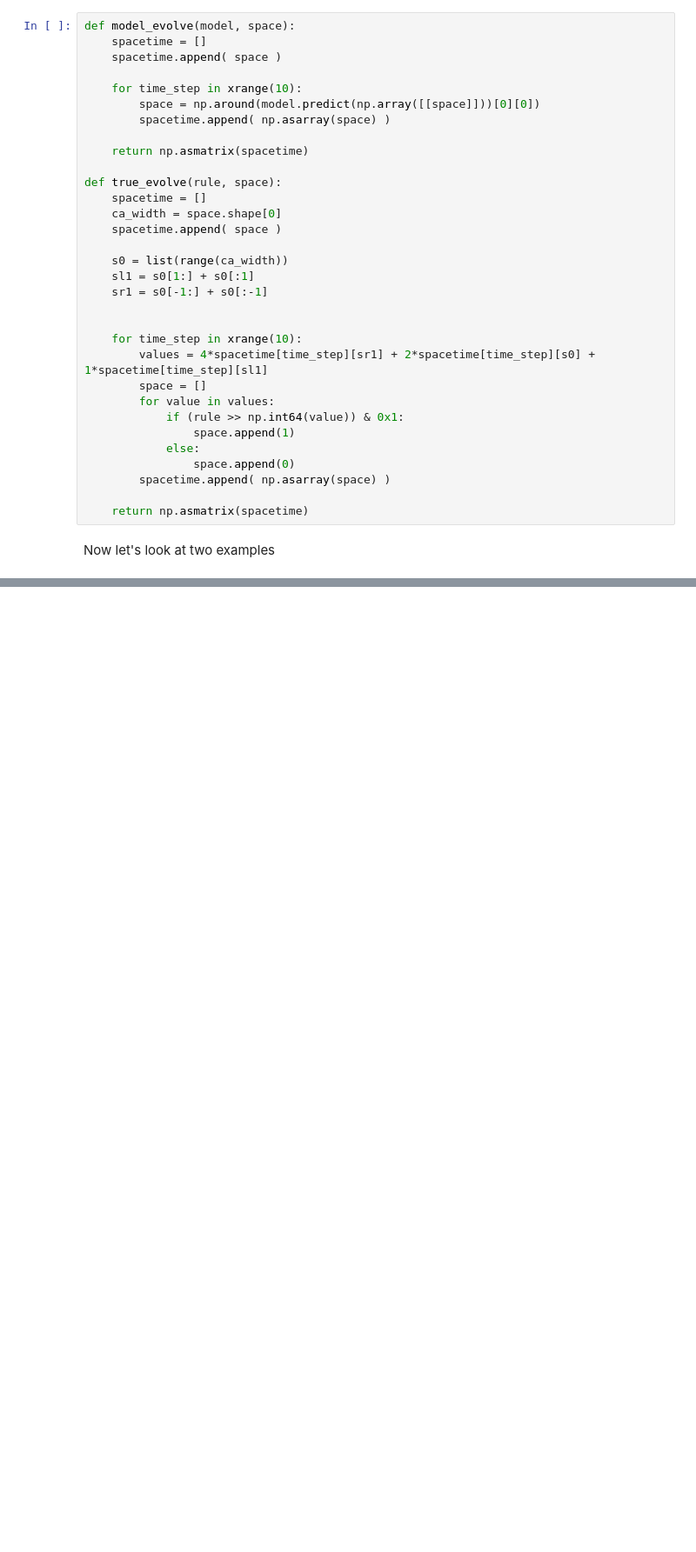
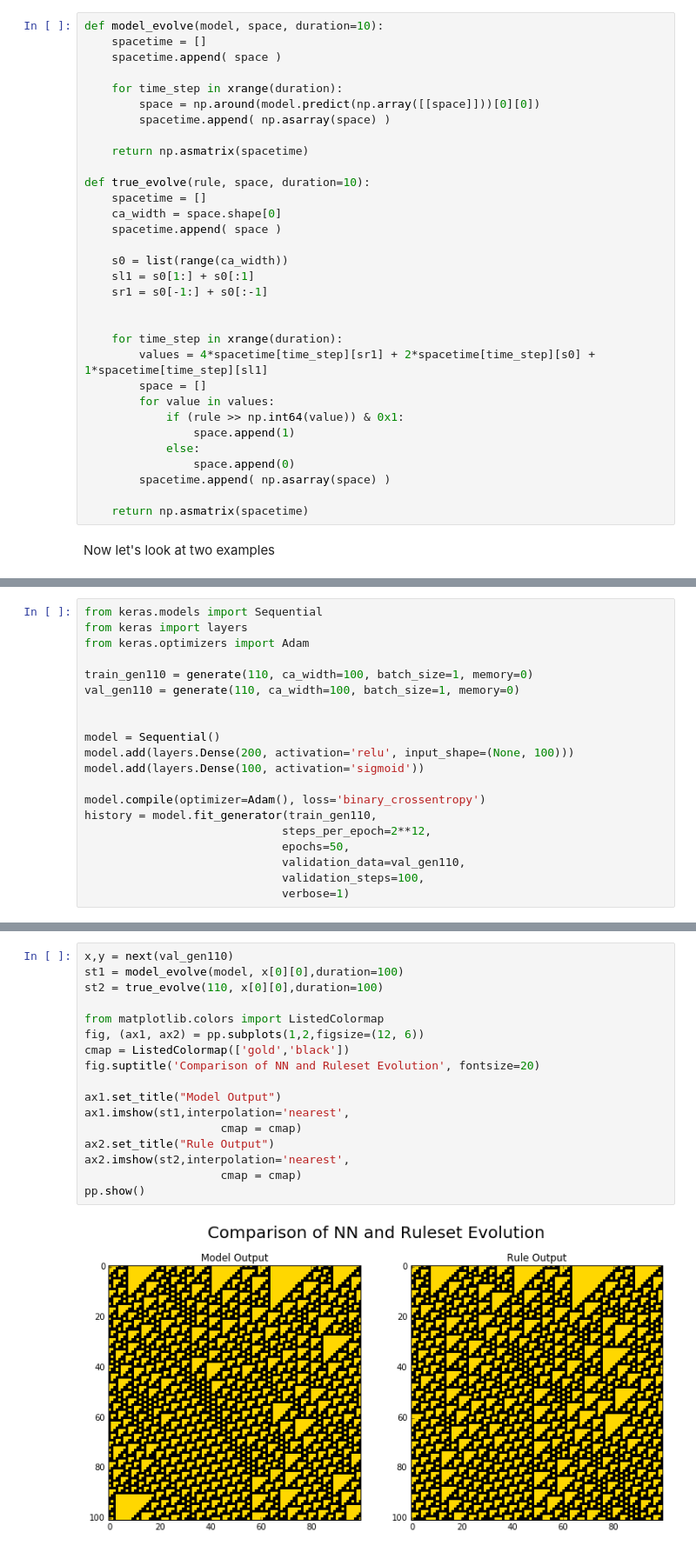
Before and after one commit to 1boyer/data_science, a Jupyter notebook: Cellular_Automata.ipynb, the cells around one changed output, grey strips where cells are left out. Shown at 87% size. Drawn from its saved outputs; the diff is of its cells as text; blank space fills up the shorter version.

```diff
--- a/Cellular_Automata.ipynb
+++ b/Cellular_Automata.ipynb
@@ -284,17 +284,17 @@ pp.show()
 
 The model functions for a random input state, but can it iteratively generate a valid spacetime? Below we write some functions to evolve an initial CA space in time and then compare the iterated model with an 80 unit hidden layer.
 # %%
-def model_evolve(model, space):
+def model_evolve(model, space, duration=10):
     spacetime = []
     spacetime.append( space )
 
-    for time_step in xrange(10):
+    for time_step in xrange(duration):
         space = np.around(model.predict(np.array([[space]]))[0][0])
         spacetime.append( np.asarray(space) )
 
     return np.asmatrix(spacetime)
 
-def true_evolve(rule, space):
+def true_evolve(rule, space, duration=10):
     spacetime = []
     ca_width = space.shape[0]
     spacetime.append( space )
@@ -304,7 +304,7 @@ def true_evolve(rule, space):
     sr1 = s0[-1:] + s0[:-1]
 
 
-    for time_step in xrange(10):
+    for time_step in xrange(duration):
         values = 4*spacetime[time_step][sr1] + 2*spacetime[time_step][s0] + 1*spacetime[time_step][sl1]
         space = []
         for value in values:
@@ -359,0 +362,20 @@ Check back later - more to come!
+# %%
+from keras.models import Sequential
+from keras import layers
+from keras.optimizers import Adam
+
+train_gen110 = generate(110, ca_width=100, batch_size=1, memory=0)
+val_gen110 = generate(110, ca_width=100, batch_size=1, memory=0)
+
+
+model = Sequential()
+model.add(layers.Dense(200, activation='relu', input_shape=(None, 100)))
+model.add(layers.Dense(100, activation='sigmoid'))
+
+model.compile(optimizer=Adam(), loss='binary_crossentropy')
+history = model.fit_generator(train_gen110,
+                             steps_per_epoch=2**12,
+                             epochs=50,
+                             validation_data=val_gen110,
+                             validation_steps=100,
+                             verbose=1)
@@ -359,0 +404,19 @@ Check back later - more to come!
+# %%
+x,y = next(val_gen110)
+st1 = model_evolve(model, x[0][0],duration=100)
+st2 = true_evolve(110, x[0][0],duration=100)
+
+from matplotlib.colors import ListedColormap
+fig, (ax1, ax2) = pp.subplots(1,2,figsize=(12, 6))
+cmap = ListedColormap(['gold','black'])
+fig.suptitle('Comparison of NN and Ruleset Evolution', fontsize=20)
+
+ax1.set_title("Model Output")
+ax1.imshow(st1,interpolation='nearest',
+                    cmap = cmap)
+ax2.set_title("Rule Output")
+ax2.imshow(st2,interpolation='nearest',
+                    cmap = cmap)
+pp.show()
+# %% [output]
+[figure, added]
```
Also changed, not shown: parts of 10 cells of this notebook.
